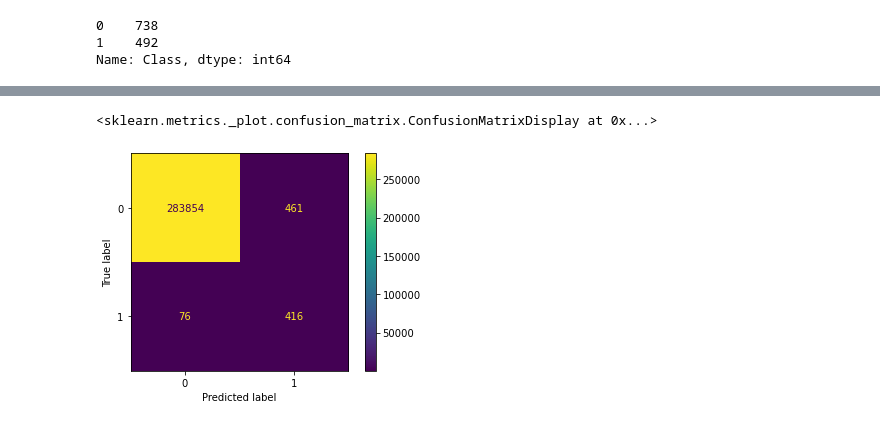
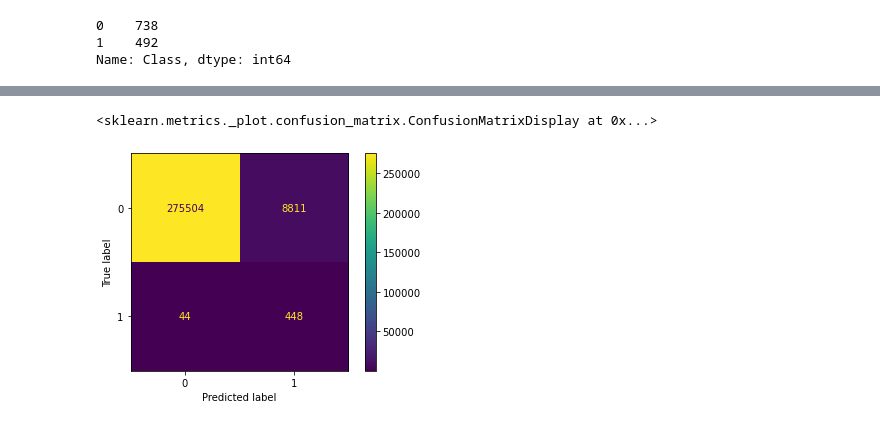
Before and after one commit to taanila/koneoppiminen, a Jupyter notebook: creditcard.ipynb, the cells around one changed output, grey strips where cells are left out. Drawn from its saved outputs; the diff is of its cells as text; code cells hidden in the pictures.

```diff
--- a/creditcard.ipynb
+++ b/creditcard.ipynb
@@ -36,5 +40,5 @@ from sklearn.metrics import classification_report
 # %%
-df = pd.read_csv('creditcard.csv')
+df = pd.read_csv('https://taanila.fi/creditcard.csv')
 df.info()
 # %% [output]
 <class 'pandas.core.frame.DataFrame'>
@@ -65,7 +69,7 @@ Selitettävän/ennustettavan muuttujan jakauma on epätasapainoinen.
 
 Tasapainotetaan data ottamalla mukaan vain 738 (1.5 * 492) henkilön satunnaisotos isommasta ryhmästä.
 # %%
-df_tasap = df[df['Class']==1].append(df[df['Class']==0].sample(738), ignore_index = True)
+df_tasap = df[df['Class'] == 1].append(df[df['Class'] == 0].sample(n = 738, random_state = 2), ignore_index = True)
 df_tasap['Class'].value_counts()
 # %% [output]
 0    738
@@ -173,10 +170,16 @@ X_all = df.drop('Class', axis=1)
 y_all = df['Class']
 # %%
 # Satunnaismetsän ennusteet
+y_all_malli1 = malli1.predict(X_all)
+y_all_malli2 = malli2.predict(X_all)
 y_all_malli3 = malli3.predict(X_all)
+y_all_malli4 = malli4.predict(X_all)
 # %%
-# Confusion-matriisi (Satunnaismetsä)
-plot_confusion_matrix(malli3, X_all, y_all)
+cm = confusion_matrix(y_all, y_all_malli1)
+ConfusionMatrixDisplay(confusion_matrix=cm).plot()
+
+# Seuraava toimii vanhemmissa versioissa
+#plot_confusion_matrix(malli1, X_all, y_all)
 # %% [output]
 <sklearn.metrics._plot.confusion_matrix.ConfusionMatrixDisplay at 0x...>
-[figure, old version]
+[figure, new version]
```
Also changed, not shown: parts of 24 cells of this notebook.
